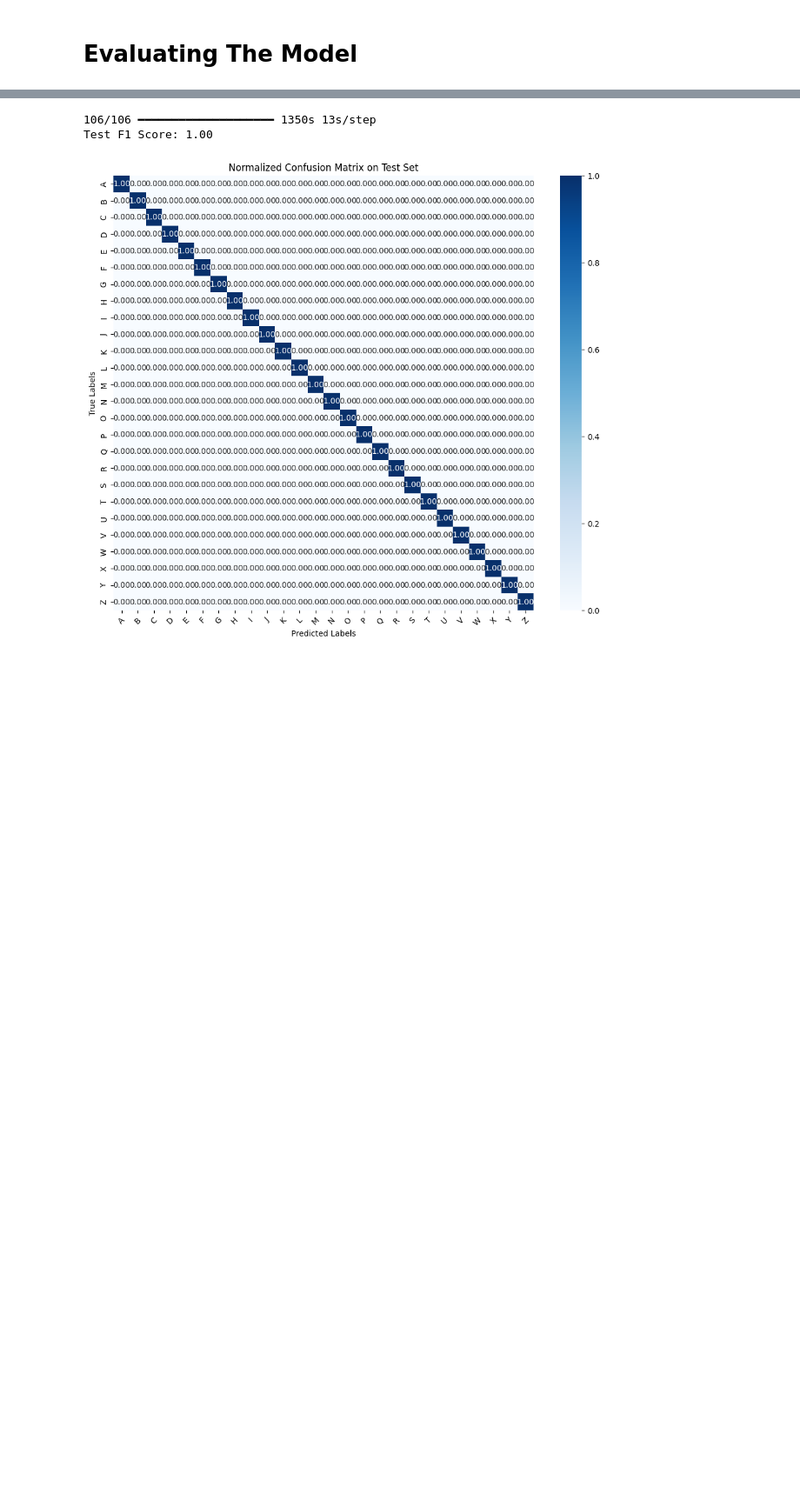
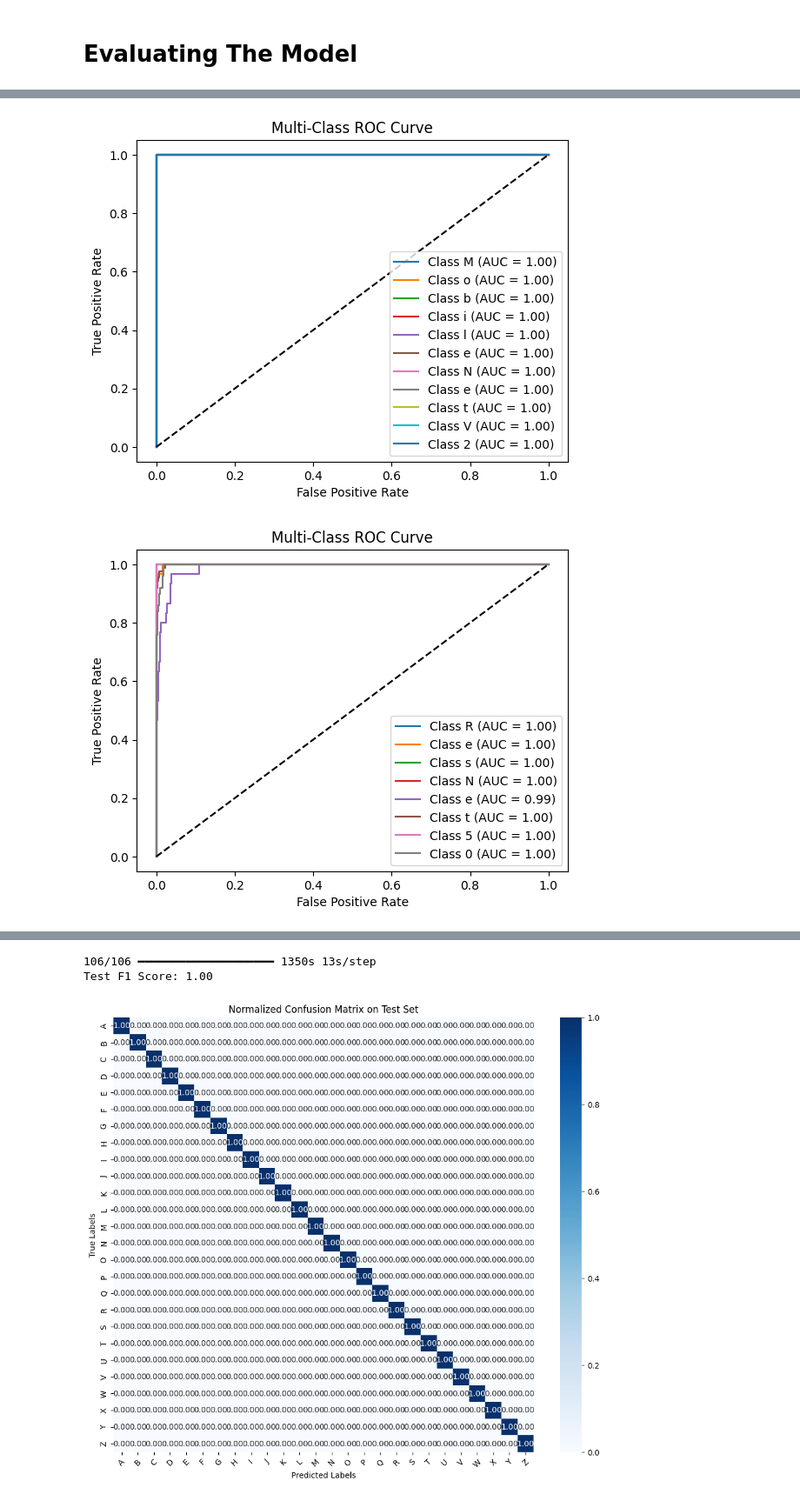
Before and after one commit to G00402034/model_Repo_FYP, a Jupyter notebook: ASL_Model_FYP.ipynb, the cells around one changed output, grey strips where cells are left out. Shown at 87% size. Cells and saved outputs as stored; diff of their text form; code cells hidden in the pictures; blank space fills up the shorter version.

```diff
--- a/ASL_Model_FYP.ipynb
+++ b/ASL_Model_FYP.ipynb
@@ -335,0 +428,7 @@ Epoch 10/10
+# %%
+plot_multi_class_roc_curve(test_generator.classes, y_pred_mobilenet, 'MobileNetV2')
+plot_multi_class_roc_curve(test_generator.classes, y_pred_resnet, 'ResNet50')
+plot_multi_class_roc_curve(test_generator.classes, y_pred_inception, 'InceptionV3')
+# %% [output]
+[figure, added]
+[figure, added]
```
Also changed, not shown: parts of 13 cells of this notebook.
